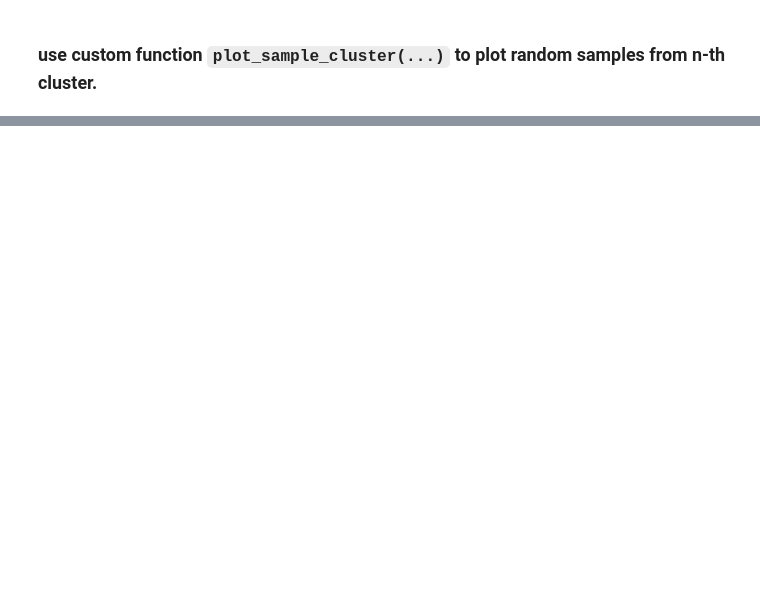
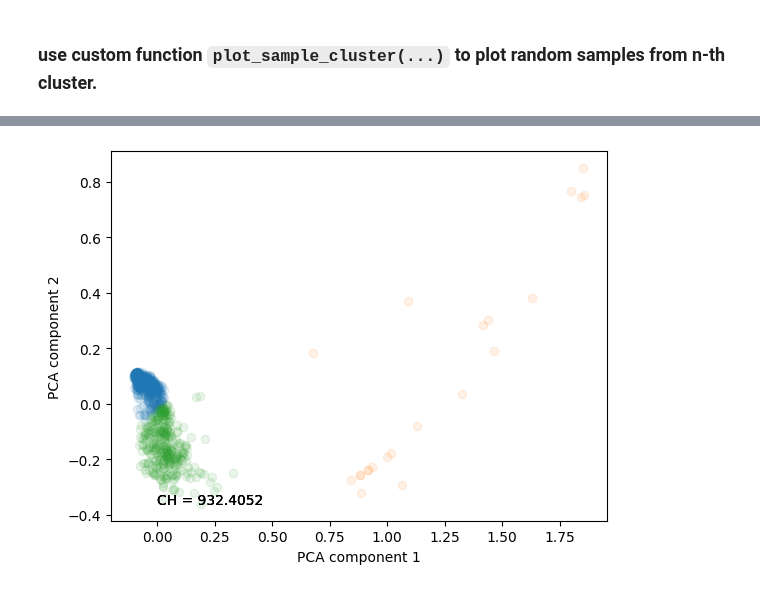
Before and after one commit to EAkeweje/Powder-Morphology-Analysis, a Jupyter notebook: Model selection.ipynb, the cells around one changed output, grey strips where cells are left out. Drawn from its saved outputs; the diff is of its cells as text; code cells hidden in the pictures; blank space fills up the shorter version.

```diff
--- a/Model selection.ipynb
+++ b/Model selection.ipynb
@@ -131,0 +162,4 @@ plot_sample_cluster(datapath, kmeans_hm.labels_, 1, (3,3))
+# %%
+plot_clustering(DescObj.descs, kmeans_hm.labels_, 'ch')
+# %% [output]
+[figure, added]
```
Also changed, not shown: parts of 35 cells of this notebook, 1 other file.
